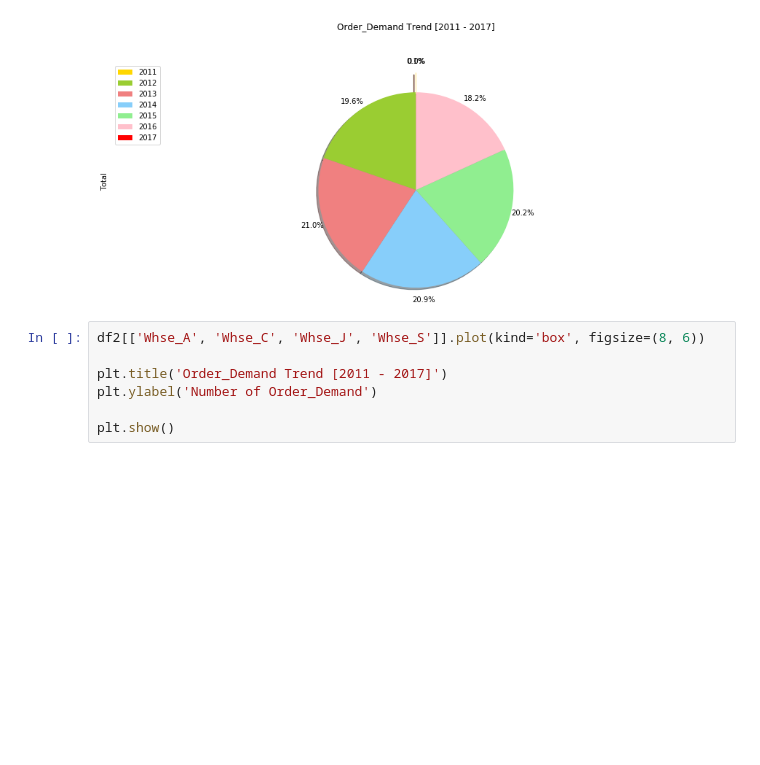
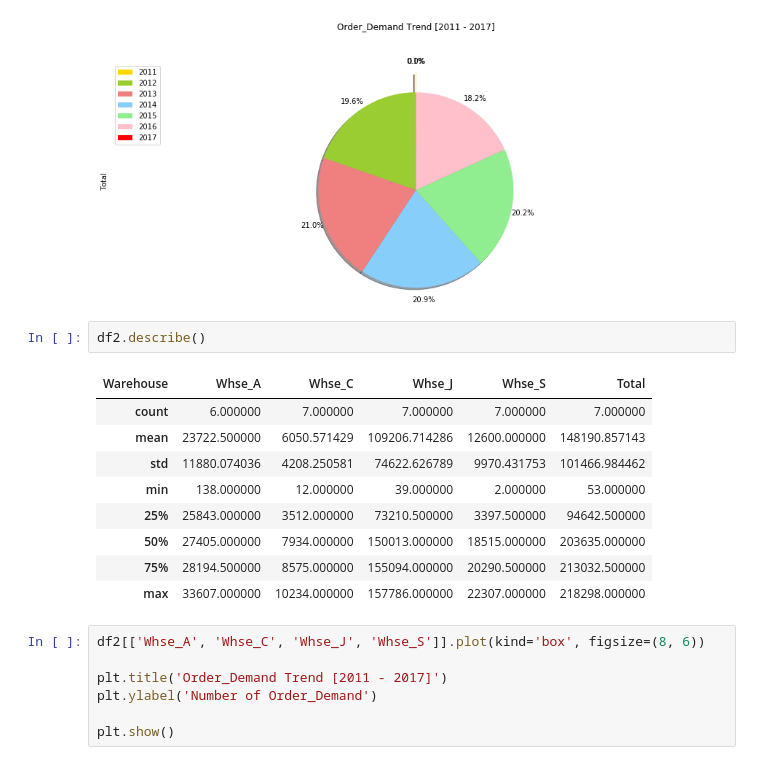
Before and after one commit to punpunjubu/Forecasts-for-Product-Demand, a Jupyter notebook: Product Demand.ipynb, the cells around one changed output. Saved outputs shown, nothing was run; the diff lists cells and outputs as text; blank space fills up the shorter version.

```diff
--- a/Product Demand.ipynb
+++ b/Product Demand.ipynb
@@ -162,6 +162,18 @@ plt.legend(labels=df2.index, loc='upper left')
 plt.show()
 # %% [output]
 [figure]
+# %%
+df2.describe()
+# %% [output]
+| Warehouse | Whse_A | Whse_C | Whse_J | Whse_S | Total |
+| count | 6.000000 | 7.000000 | 7.000000 | 7.000000 | 7.000000 |
+| mean | 23722.500000 | 6050.571429 | 109206.714286 | 12600.000000 | 148190.857143 |
+| std | 11880.074036 | 4208.250581 | 74622.626789 | 9970.431753 | 101466.984462 |
+| min | 138.000000 | 12.000000 | 39.000000 | 2.000000 | 53.000000 |
+| 25% | 25843.000000 | 3512.000000 | 73210.500000 | 3397.500000 | 94642.500000 |
+| 50% | 27405.000000 | 7934.000000 | 150013.000000 | 18515.000000 | 203635.000000 |
+| 75% | 28194.500000 | 8575.000000 | 155094.000000 | 20290.500000 | 213032.500000 |
+| max | 33607.000000 | 10234.000000 | 157786.000000 | 22307.000000 | 218298.000000 |
 # %%
 df2[['Whse_A', 'Whse_C', 'Whse_J', 'Whse_S']].plot(kind='box', figsize=(8, 6))
 
```
